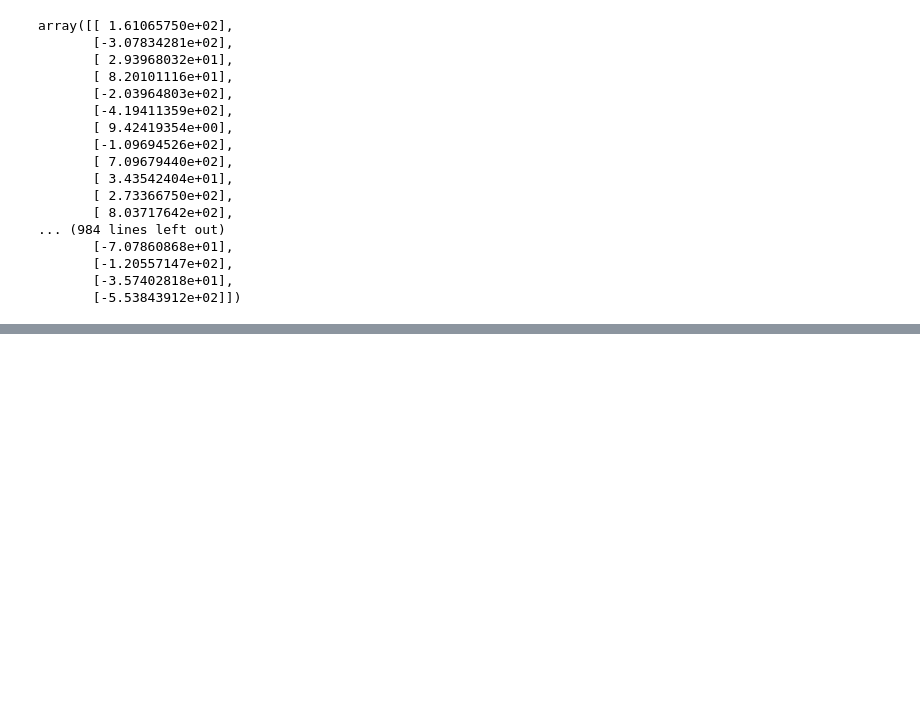
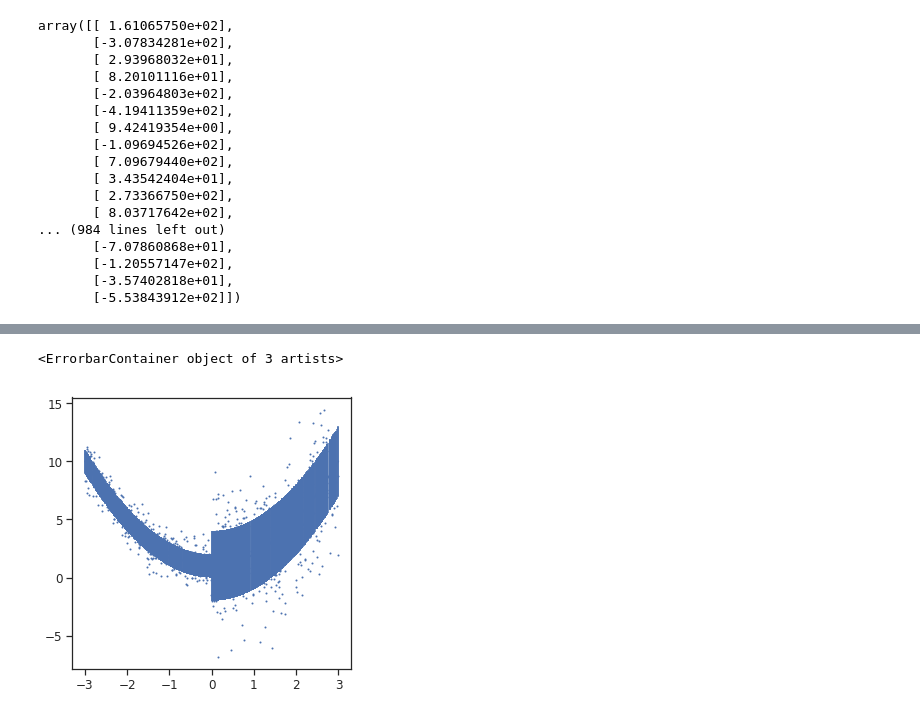
Before and after one commit to fusion-ml/calibrated_uncertainty, a Jupyter notebook: test_calibration.ipynb, the cells around one changed output, grey strips where cells are left out. Drawn from its saved outputs; the diff is of its cells as text; code cells hidden in the pictures; blank space fills up the shorter version.

```diff
--- a/Untitled.ipynb
+++ b/test_calibration.ipynb
@@ -213,0 +65,15 @@ plt.hist(y.detach().numpy())
+# %%
+def add_noise(X):
+    if X < 0:
+        return mean_fn(X)+np.random.normal(loc=0, scale=1), 1
+    else:
+        return mean_fn(X)+np.random.normal(loc=0, scale=3), 3
+# %%
+test_Y = []
+test_std = []
+for X in test_X:
+    Y, std = add_noise(X)
+    test_Y.append(Y)
+    test_std.append(std)
+test_Y = np.array(test_Y)
+test_std = np.array(test_std)
@@ -213,0 +85,8 @@ plt.hist(y.detach().numpy())
+# %%
+order = test_X.argsort()
+# %%
+plt.scatter(test_X, test_Y, s=1)
+plt.errorbar(test_X[order], test_Y_mean[order], yerr=test_std[order])
+# %% [output]
+<ErrorbarContainer object of 3 artists>
+[figure, added]
```
Also changed, not shown: parts of 30 cells of this notebook, 9 other files.
